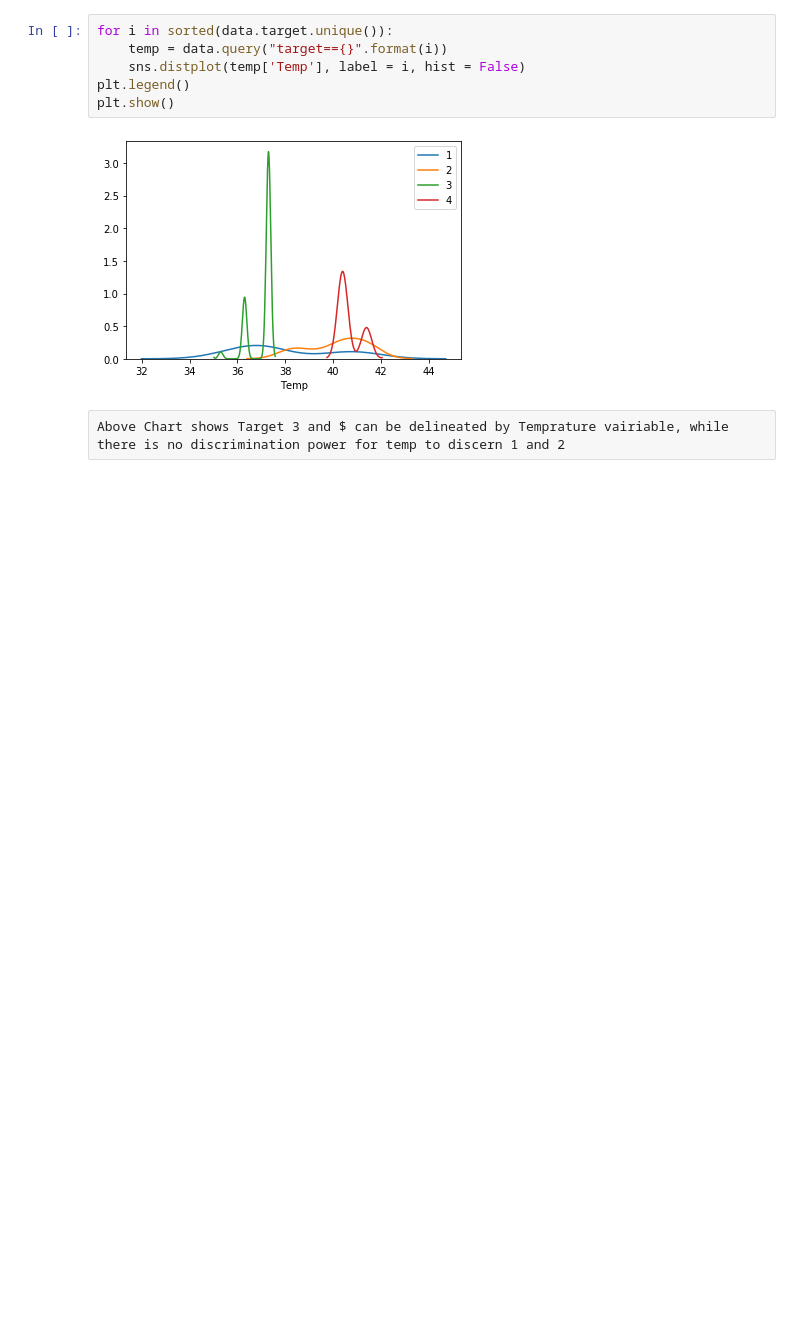
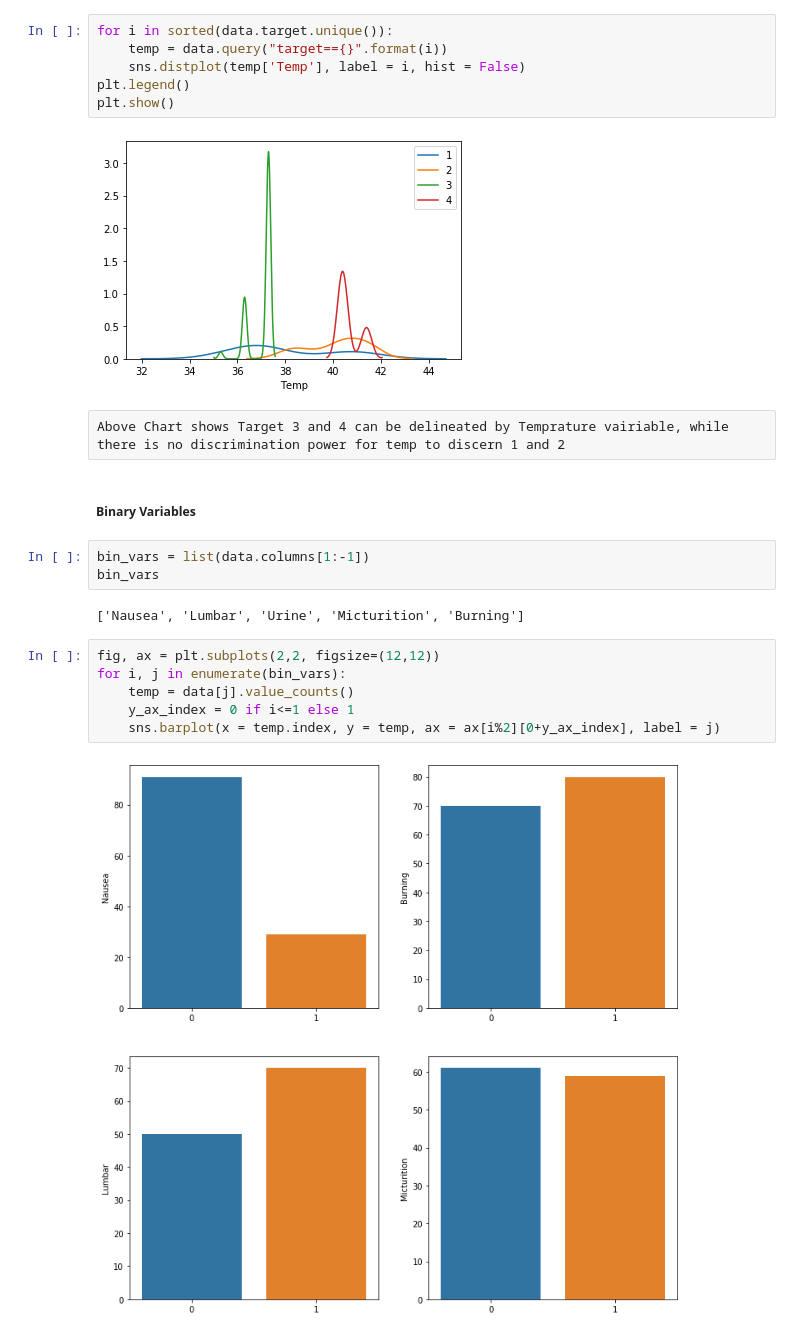
Before and after one commit to harshalshah162/UCR_Codes, a Jupyter notebook: AccutedataProject.ipynb, the cells around one changed output. Saved outputs shown, nothing was run; the diff lists cells and outputs as text; blank space fills up the shorter version.

Commit message:
Data Cleanup and EDA

```diff
--- a/AccutedataProject.ipynb
+++ b/AccutedataProject.ipynb
@@ -82,4 +85,19 @@ plt.show()
 # %% [output]
 [figure]
 # %% [raw]
-Above Chart shows Target 3 and $ can be delineated by Temprature vairiable, while there is no discrimination power for temp to discern 1 and 2
+Above Chart shows Target 3 and 4 can be delineated by Temprature vairiable, while there is no discrimination power for temp to discern 1 and 2
+# %% [markdown]
+##### Binary Variables
+# %%
+bin_vars = list(data.columns[1:-1])
+bin_vars
+# %% [output]
+['Nausea', 'Lumbar', 'Urine', 'Micturition', 'Burning']
+# %%
+fig, ax = plt.subplots(2,2, figsize=(12,12))
+for i, j in enumerate(bin_vars):
+    temp = data[j].value_counts()
+    y_ax_index = 0 if i<=1 else 1
+    sns.barplot(x = temp.index, y = temp, ax = ax[i%2][0+y_ax_index], label = j)
+# %% [output]
+[figure, added]
```
Also changed, not shown: parts of 5 cells of this notebook.
